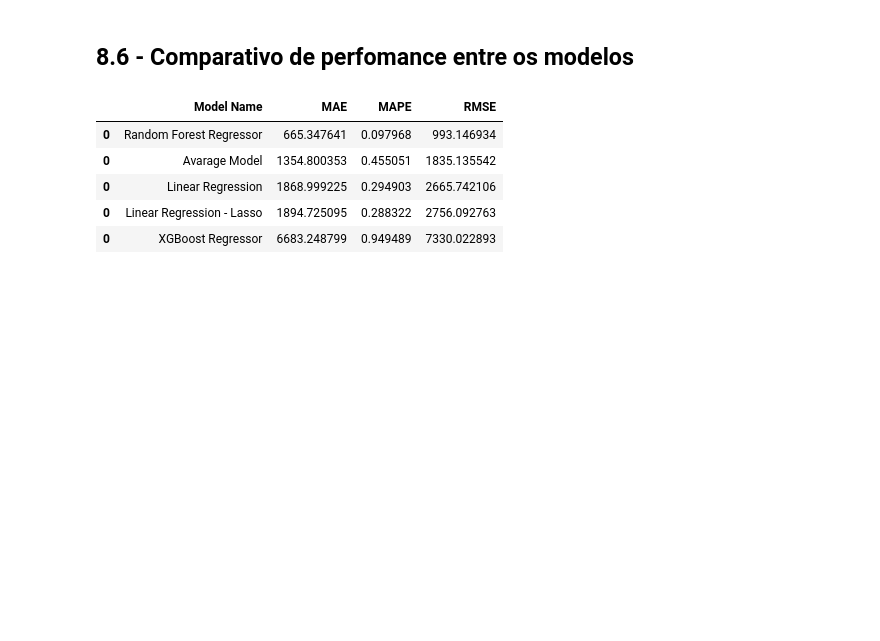
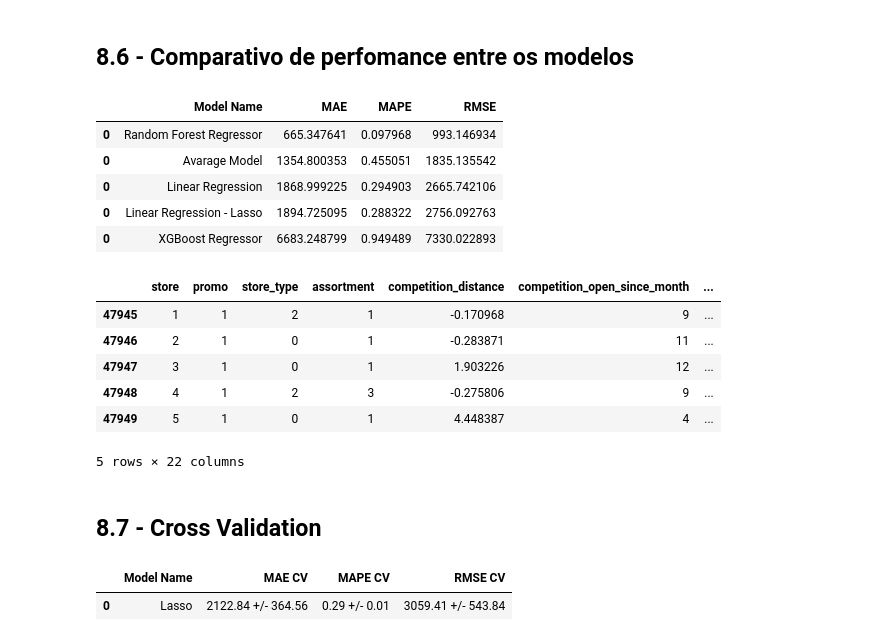
Before and after one commit to castrien/ds_em_producao, a Jupyter notebook: m04_v01_ds_em_producao.ipynb, the cells around one changed output. Saved outputs shown, nothing was run; the diff lists cells and outputs as text; code cells hidden in the pictures; blank space fills up the shorter version.

Commit message:
cross validation

```diff
--- a/m04_v01_ds_em_producao.ipynb
+++ b/m04_v01_ds_em_producao.ipynb
@@ -945,7 +970,8 @@ cols_selected_boruta = ['store',
 feat_to_add = ['date','sales']
 
 #coluna final
-#cols_selected_boruta.extend( feat_to_add)
+cols_selected_boruta_full = cols_selected_boruta.copy()
+cols_selected_boruta_full.extend( feat_to_add)
 # %% [markdown]
 # 8.0 - Modelos de Machine Learning
 # %%
@@ -1043,3 +1069,17 @@ modelling_result.sort_values('RMSE')
 | 0 | Linear Regression | 1868.999225 | 0.294903 | 2665.742106 |
 | 0 | Linear Regression - Lasso | 1894.725095 | 0.288322 | 2756.092763 |
 | 0 | XGBoost Regressor | 6683.248799 | 0.949489 | 7330.022893 |
+# %%
+x_training = X_train[cols_selected_boruta_full]
+# %%
+x_training.head()
+# %% [output]
+|  | store | promo | store_type | assortment | competition_distance | competition_open_since_month | ... |
+| 47945 | 1 | 1 | 2 | 1 | -0.170968 | 9 | ... |
+| 47946 | 2 | 1 | 0 | 1 | -0.283871 | 11 | ... |
+| 47947 | 3 | 1 | 0 | 1 | 1.903226 | 12 | ... |
+| 47948 | 4 | 1 | 2 | 3 | -0.275806 | 9 | ... |
+| 47949 | 5 | 1 | 0 | 1 | 4.448387 | 4 | ... |
+5 rows × 22 columns
+# %% [markdown]
+## 8.7 - Cross Validation
@@ -1045,0 +1089,5 @@ modelling_result.sort_values('RMSE')
+# %%
+a
+# %% [output]
+|  | Model Name | MAE CV | MAPE CV | RMSE CV |
+| 0 | Lasso | 2122.84 +/- 364.56 | 0.29 +/- 0.01 | 3059.41 +/- 543.84 |
```
Also changed, not shown: parts of 8 cells of this notebook.
